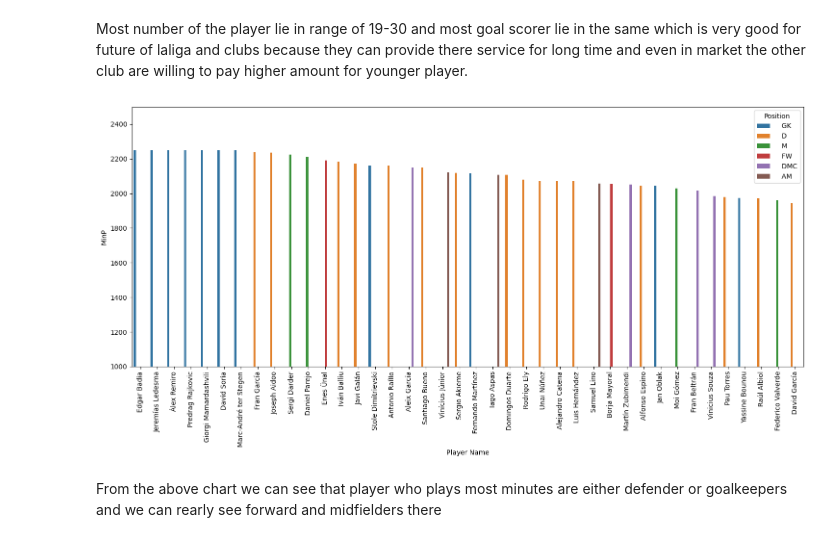
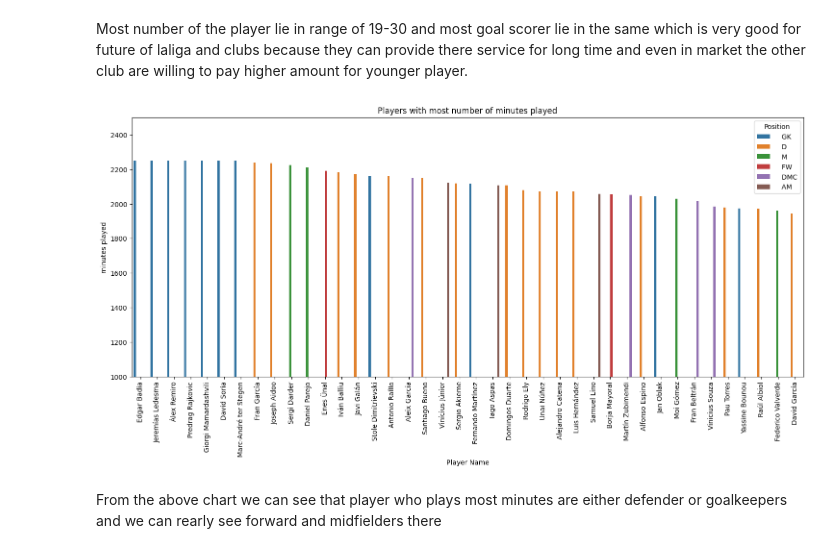
Before and after one commit to ankit-chuahan/Air_bnb_project, a Jupyter notebook: Laliga_2022.ipynb, the cells around one changed output. Saved outputs shown, nothing was run; the diff lists cells and outputs as text; code cells hidden in the pictures.

```diff
--- a/Laliga_2022.ipynb
+++ b/Laliga_2022.ipynb
@@ -198,17 +200,19 @@ Most number of the player  lie in range of 19-30 and most goal scorer  lie in th
 # %%
 # which player played most number of minutes
 
 plt.figure(figsize=(18,7))
 minutes = laliga[["Player Name","MinP",'Goals','Position']].reset_index().sort_values('MinP',ascending=False).reset_index().head(40)
 plt.xticks(rotation=90)
 
 
 sns.barplot(x= minutes["Player Name"] , y = minutes["MinP"] ,hue =minutes['Position'])
 plt.legend(title='Position', loc='upper right')
 plt.ylim(1000,2500)
+plt.title('Players with most number of minutes played')
+plt.ylabel('minutes played')
 plt.show()
 # %% [output]
-[figure, old version]
+[figure, new version]
 # %% [markdown]
 From the above chart we can see that player who plays most minutes are either defender or goalkeepers and we can rearly see forward and midfielders there
 # %%
```
Also changed, not shown: parts of 5 cells of this notebook.
